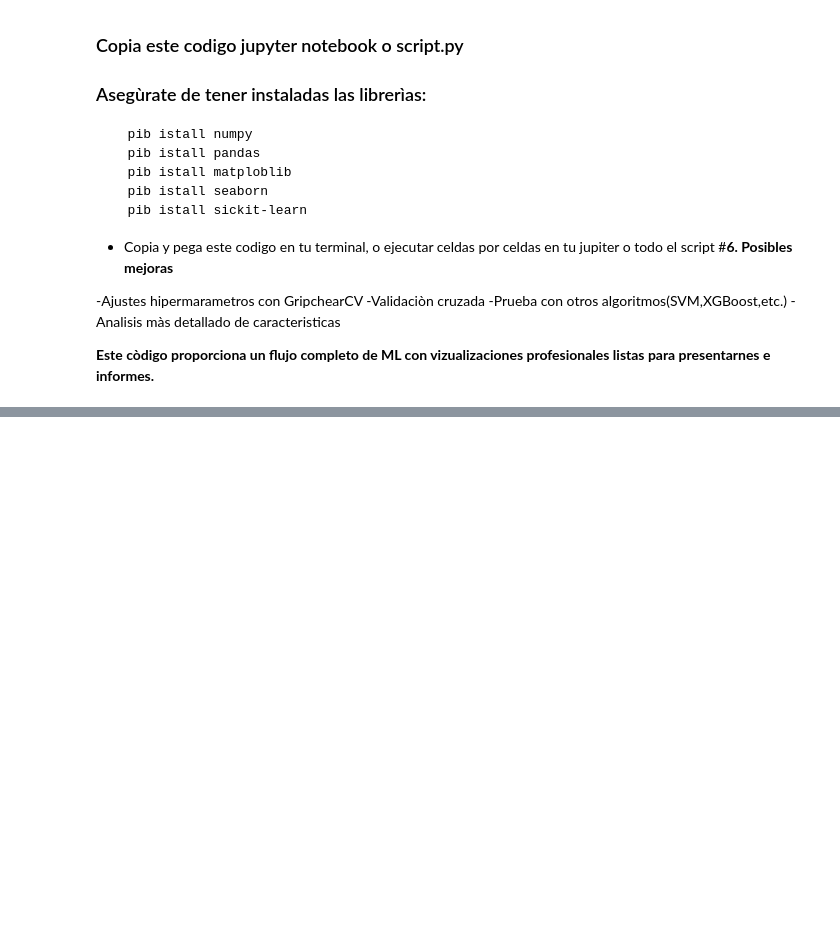
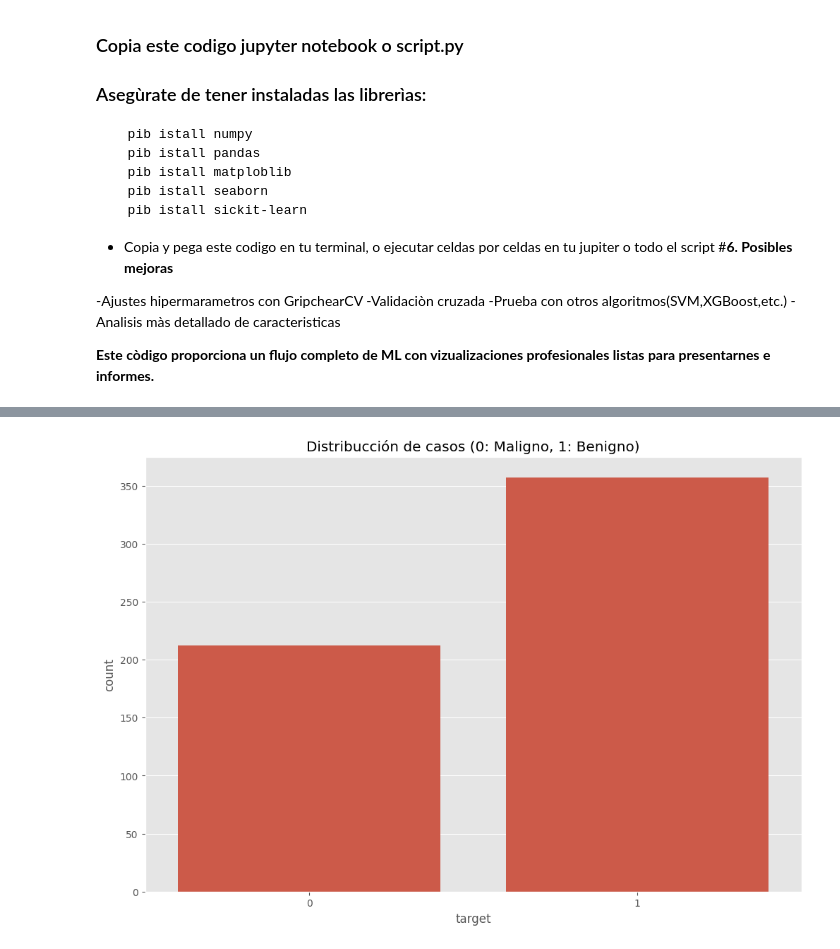
Before and after one commit to cr1085/machine_learning_clasification, a Jupyter notebook: Cancer_de_Mama_.ipynb, the cells around one changed output, grey strips where cells are left out. Drawn from its saved outputs; the diff is of its cells as text; code cells hidden in the pictures; blank space fills up the shorter version.

```diff
--- a/Cancer_de_Mama_.ipynb
+++ b/Cancer_de_Mama_.ipynb
@@ -132,3 +36,97 @@ SyntaxError: closing parenthesis '}' does not match opening parenthesis '(' (ipy
 -Analisis màs detallado de caracteristicas
 
 **Este còdigo proporciona un flujo completo de ML con vizualizaciones profesionales listas para presentarnes e informes.**
+# %%
+# importando las librerías escenciales
+import numpy as np
+import pandas as pd
+import matplotlib.pyplot as plt
+import seaborn as sns
+# -----------------------------
+from sklearn.model_selection import train_test_split
+from sklearn.preprocessing import StandardScaler
+from sklearn.ensemble import RandomForestClassifier
+from sklearn.metrics import classification_report, confusion_matrix, accuracy_score
+from sklearn.datasets import load_breast_cancer
+# -----------------------------
+# Configurar estilos de los gráficos
+plt.style.use('ggplot')
+%matplotlib inline
+# -----------------------------
+# 1. cargar y explorar los datos
+print("======1. Cargando y explorando los datos ===")
+data = load_breast_cancer()
+df=pd.DataFrame(data.data, columns=data.feature_names)
+df['target'] = data.target
+print("\nPrimeras 5 filas de dataset:")
+print(df.head())
+print("\nInformación del dataset")
+print(df.info())
+print('\nEstadísticas descriptivas')
+print(df.describe())
+# Visualización de los datos
+print('\n===2. Visualización de datos===')
+plt.figure(figsize=(12,8))
+sns.countplot(x='target', data=df)
+plt.title('Distribucción de casos (0: Maligno, 1: Benigno)')
+plt.show()
+# Histogramas de las carcaterísticas
+df.drop('target', axis=1).hist(bins=20, figsize=(20, 15))
+plt.suptitle('Distribución de caraterísticas', y=1.02)
+plt.show()
+# Matriz de correlacion
+plt.figure(figsize=(15,10))
+sns.heatmap(df.corr(), annot=False, cmap='coolwarm')
+plt.title('Matriz de correlación entre cataracterísticas')
+plt.show()
+# Preprocesamiento de datos
+print('\n===3. Preprocesamiento de datos===')
+x=df.drop('target', axis=1)
+y=df['target']
+# Divir en conjuntos de entrenamiento y prueba
+x_train, x_test, y_train, y_test = train_test_split(x, y, test_size=0.3, random_state=42)
+# Escalar caracteristicas
+scaler = StandardScaler()
+x_train = scaler.fit_transform(x_train)
+x_test = scaler.transform(x_test)
+print("===SALIDAS===")
+print(f"\nForma de los datos de entrenamiento: {x_train.shape}")
+print(f"Forma de los datos de prueba: {x_test.shape}")
+# Entrenamiento del modelo
+print('\n===4. Entrenamiento del modelo===')
+model = RandomForestClassifier(n_estimators=100, random_state=42)
+model.fit(x_train, y_train)
+# Evaluación del modelo
+print("\n===5. Evaluación del modelo===")
+y_pred = model.predict(x_test)
+print("\n==Reporte de clasificación==:")
+print(classification_report(y_test, y_pred))
+# ===================================================
+# Las matrices de confusión son herramientas esenciales en el
+# aprendizaje automático, especialmente para evaluar el rendimiento
+# de modelos de clasificación. Permiten visualizar y analizar la precisión-
+# de las predicciones, identificando errores comunes y áreas donde el
+# modelo necesita mejoras.
+print("\nMatriz de confusión:")
+plt.figure(figsize=(8, 6))
+sns.heatmap(confusion_matrix(y_test, y_pred), annot=True, fmt='d', cmap='Blues')
+plt.title('Matriz de confusión')
+plt.xlabel('Predicho')
+plt.ylabel('Real')
+plt.show()
+# ===================================
+print(f"\nPrecisión del modelo: {accuracy_score(y_test,y_pred):.2f}")
+# Importancia de las características
+print("\n===6. Importancia de las características====")
+feature_importance = pd.Series(model.feature_importances_,index=data.feature_names)
+feature_importance.nlargest(10).plot(kind='barh', figsize=(10, 8))
+plt.title('Importancia de las características')
+plt.show()
+# Predicción de ejemplo
+print('\n===7. Predicción de ejemplo ===')
+sample = x_test[0].reshape(1,-1)
+prediccion=model.predict(sample)
+print(f"\nPredicción para muestra de ejemplo o de prueba: {'Benigno' if prediccion[0] == 1 else 'Malingo'}")
+print(f"Etiqueta real: {'Benigno' if y_test.iloc[0] == 1 else 'Maligno'}")
+#
+# %% [output]
@@ -134,0 +150 @@ SyntaxError: closing parenthesis '}' does not match opening parenthesis '(' (ipy
+[figure, added]
```
Also changed, not shown: parts of 2 cells of this notebook.
